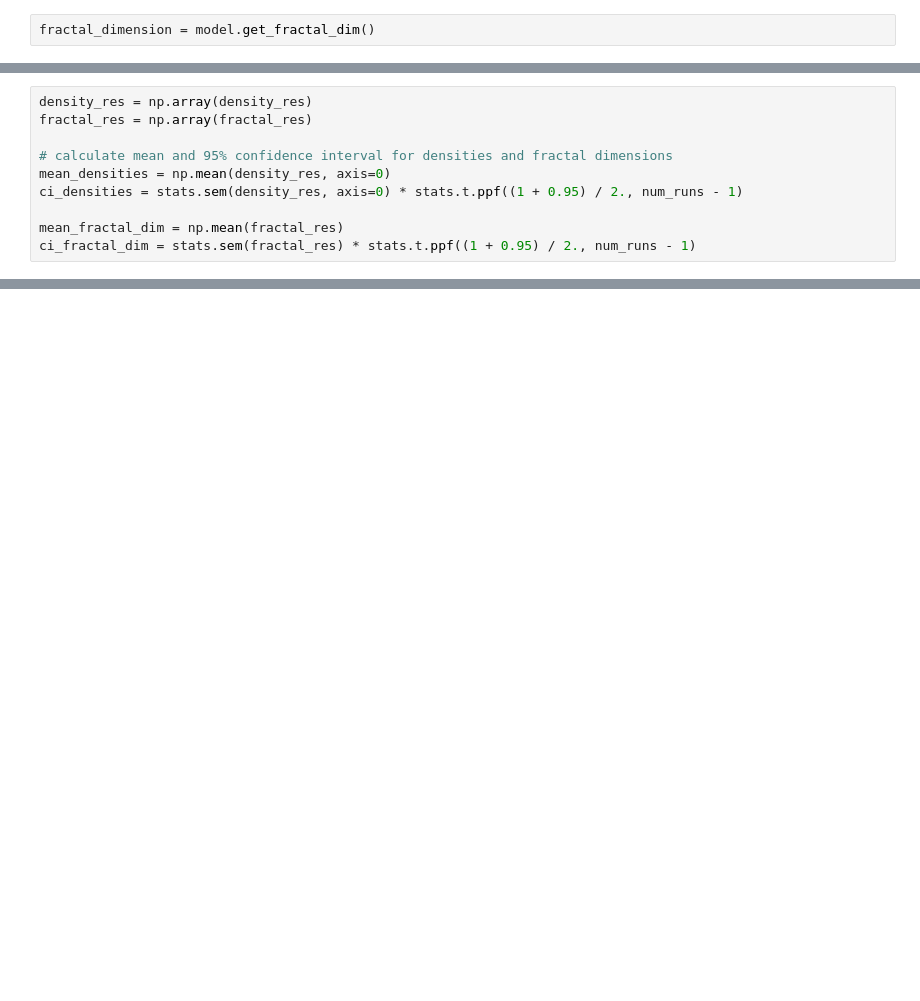
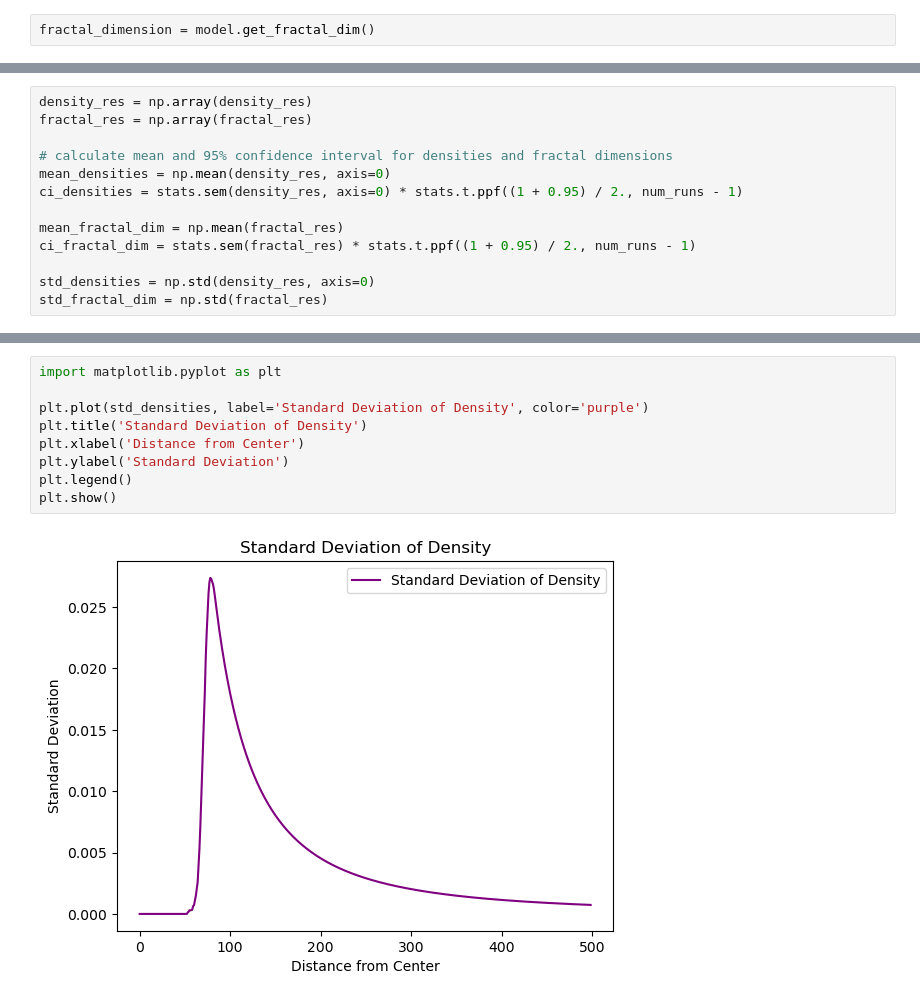
Before and after one commit to PimMeulensteen/complex-system-simulation-group-16, a Jupyter notebook: nb.ipynb, the cells around one changed output, grey strips where cells are left out. Cells and saved outputs as stored; diff of their text form; blank space fills up the shorter version.

```diff
--- a/nb.ipynb
+++ b/nb.ipynb
@@ -177,3 +182,6 @@ ci_densities = stats.sem(density_res, axis=0) * stats.t.ppf((1 + 0.95) / 2., num
 
 mean_fractal_dim = np.mean(fractal_res)
 ci_fractal_dim = stats.sem(fractal_res) * stats.t.ppf((1 + 0.95) / 2., num_runs - 1)
+
+std_densities = np.std(density_res, axis=0)
+std_fractal_dim = np.std(fractal_res)
@@ -180,3 +213,14 @@ ci_fractal_dim = stats.sem(fractal_res) * stats.t.ppf((1 + 0.95) / 2., num_runs
+# %%
+import matplotlib.pyplot as plt
+
+plt.plot(std_densities, label='Standard Deviation of Density', color='purple')
+plt.title('Standard Deviation of Density')
+plt.xlabel('Distance from Center')
+plt.ylabel('Standard Deviation')
+plt.legend()
+plt.show()
+# %% [output]
+[figure, added]
 # %%
 # plot for density gradient
 plt.plot(mean_densities, label='Mean Density', color='blue')
```
Also changed, not shown: parts of 13 cells of this notebook.
